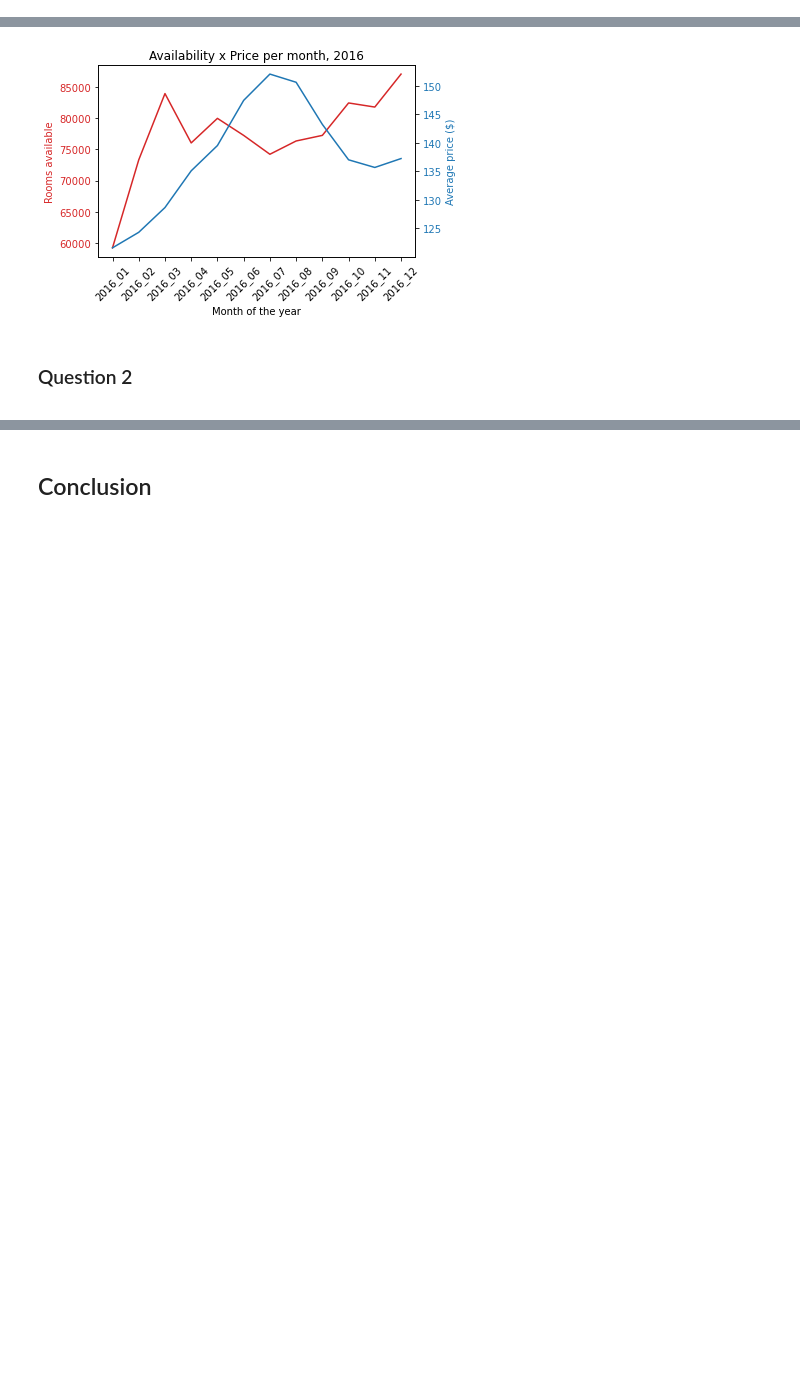
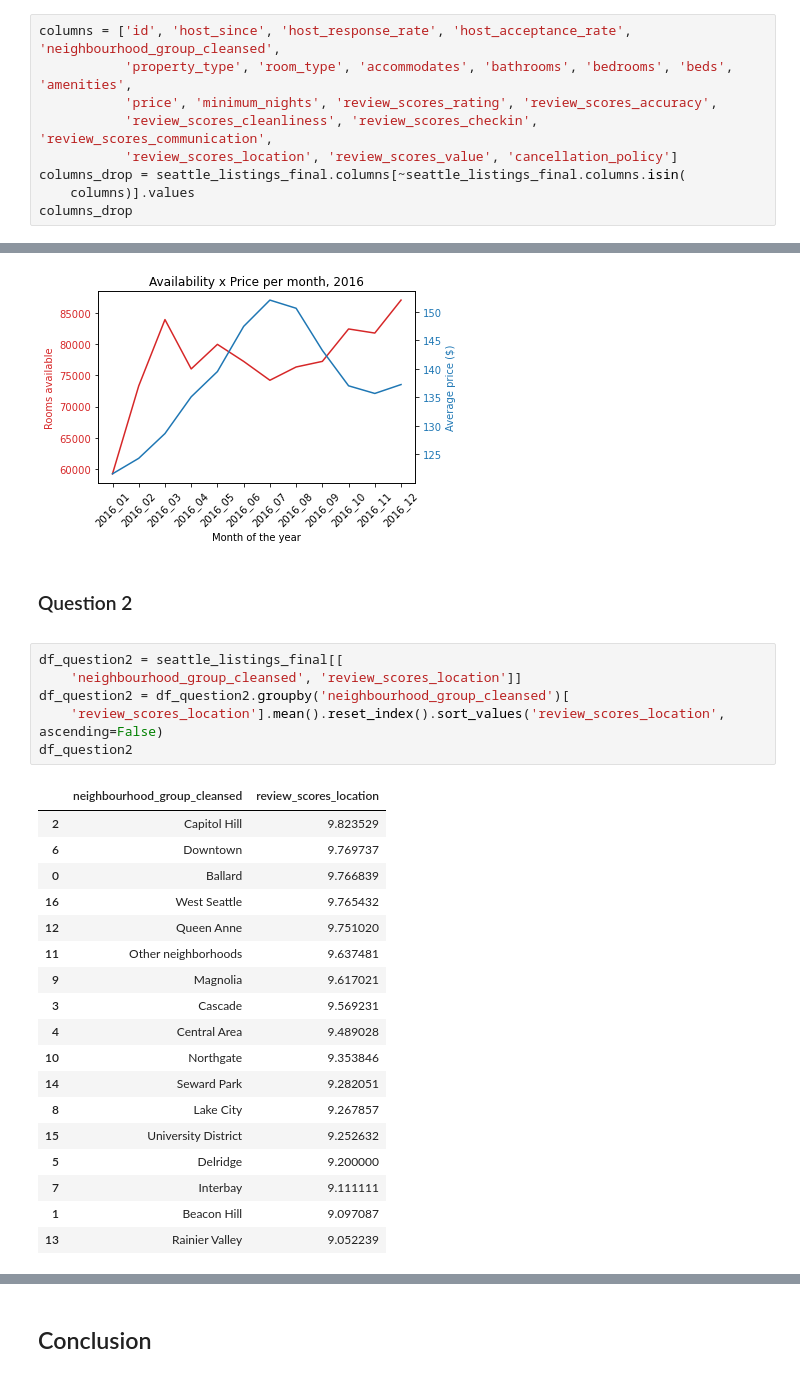
Before and after one commit to rodrigodalamangas/data-science-blog-udacity, a Jupyter notebook: data_analysis.ipynb, the cells around one changed output, grey strips where cells are left out. Drawn from its saved outputs; the diff is of its cells as text; blank space fills up the shorter version.

```diff
--- a/data_analysis.ipynb
+++ b/data_analysis.ipynb
@@ -188,0 +237,9 @@ seattle_calendar_final.head()
+# %%
+columns = ['id', 'host_since', 'host_response_rate', 'host_acceptance_rate', 'neighbourhood_group_cleansed',
+           'property_type', 'room_type', 'accommodates', 'bathrooms', 'bedrooms', 'beds', 'amenities',
+           'price', 'minimum_nights', 'review_scores_rating', 'review_scores_accuracy',
+           'review_scores_cleanliness', 'review_scores_checkin', 'review_scores_communication',
+           'review_scores_location', 'review_scores_value', 'cancellation_policy']
+columns_drop = seattle_listings_final.columns[~seattle_listings_final.columns.isin(
+    columns)].values
+columns_drop
@@ -253,3 +369,28 @@ plt.show()
 # %% [markdown]
 ### Question 2 <a class="anchor" id=""></a>
 >
+# %%
+df_question2 = seattle_listings_final[[
+    'neighbourhood_group_cleansed', 'review_scores_location']]
+df_question2 = df_question2.groupby('neighbourhood_group_cleansed')[
+    'review_scores_location'].mean().reset_index().sort_values('review_scores_location', ascending=False)
+df_question2
+# %% [output]
+|  | neighbourhood_group_cleansed | review_scores_location |
+| 2 | Capitol Hill | 9.823529 |
+| 6 | Downtown | 9.769737 |
+| 0 | Ballard | 9.766839 |
+| 16 | West Seattle | 9.765432 |
+| 12 | Queen Anne | 9.751020 |
+| 11 | Other neighborhoods | 9.637481 |
+| 9 | Magnolia | 9.617021 |
+| 3 | Cascade | 9.569231 |
+| 4 | Central Area | 9.489028 |
+| 10 | Northgate | 9.353846 |
+| 14 | Seward Park | 9.282051 |
+| 8 | Lake City | 9.267857 |
+| 15 | University District | 9.252632 |
+| 5 | Delridge | 9.200000 |
+| 7 | Interbay | 9.111111 |
+| 1 | Beacon Hill | 9.097087 |
+| 13 | Rainier Valley | 9.052239 |
```
Also changed, not shown: parts of 12 cells of this notebook.
